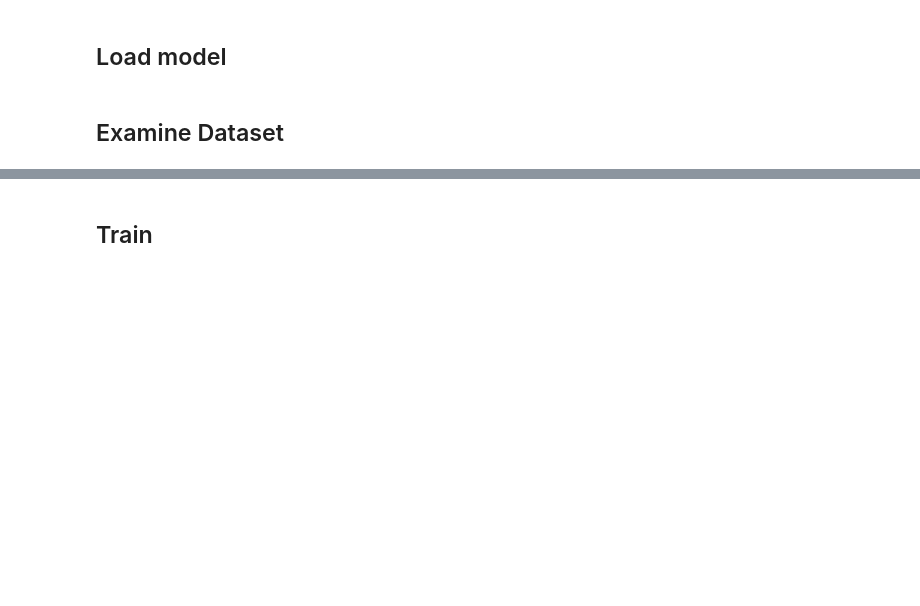
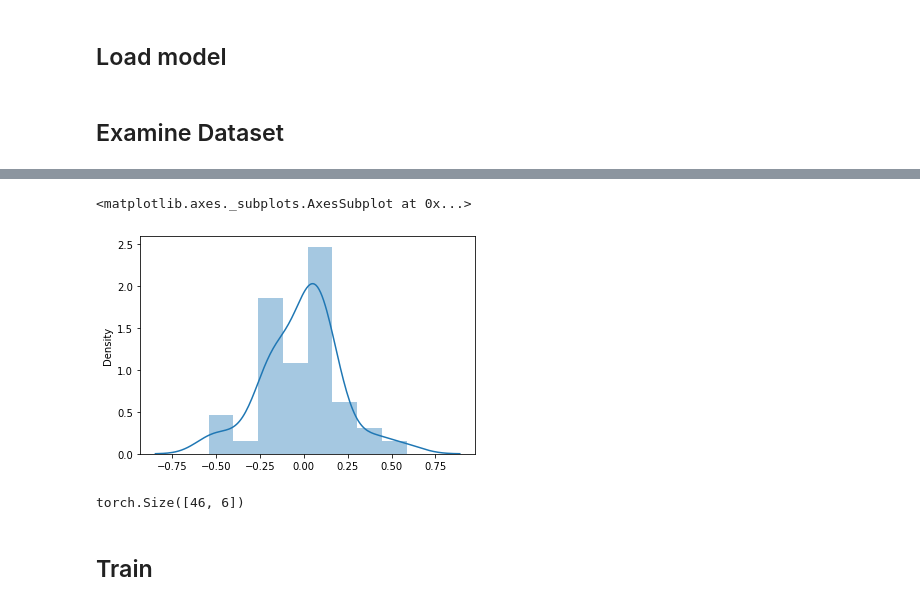
Before and after one commit to murnanedaniel/Lorentz-Equivariant-GNN, a Jupyter notebook: lorentz_equivariant_gnn/notebooks/3-DM-ParticleNet.ipynb, the cells around one changed output, grey strips where cells are left out. Cells and saved outputs as stored; diff of their text form; code cells hidden in the pictures; blank space fills up the shorter version.

```diff
--- a/lorentz_equivariant_gnn/notebooks/3-DM-ParticleNet.ipynb
+++ b/lorentz_equivariant_gnn/notebooks/3-DM-ParticleNet.ipynb
@@ -41,0 +66,5 @@ torch.Size([200, 64])
+# %%
+sns.distplot(delta_phi)
+# %% [output]
+<matplotlib.axes._subplots.AxesSubplot at 0x...>
+[figure, added]
@@ -42,3 +75,7 @@ torch.Size([200, 64])
+# %%
+cat_features.shape
+# %% [output]
+torch.Size([46, 6])
 # %% [markdown]
 ## Train
 # %%
```
Also changed, not shown: parts of 13 cells of this notebook, 13 other files.
